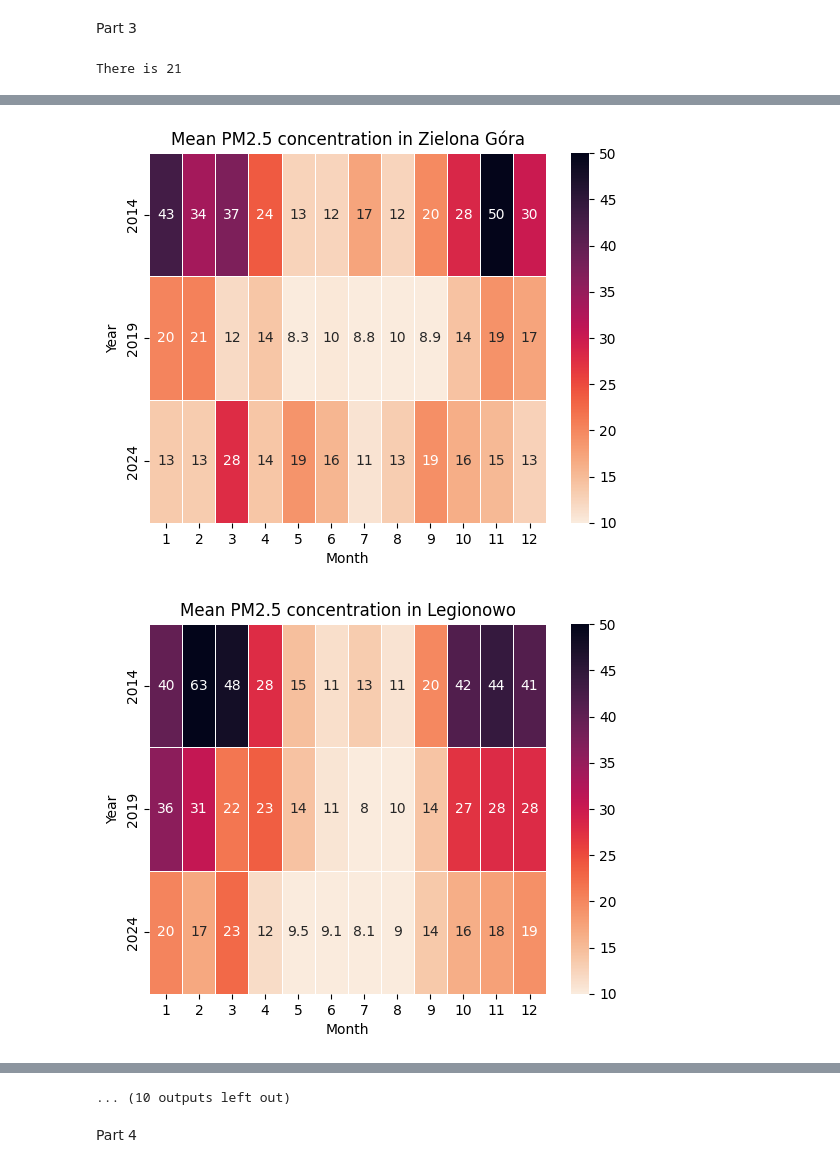
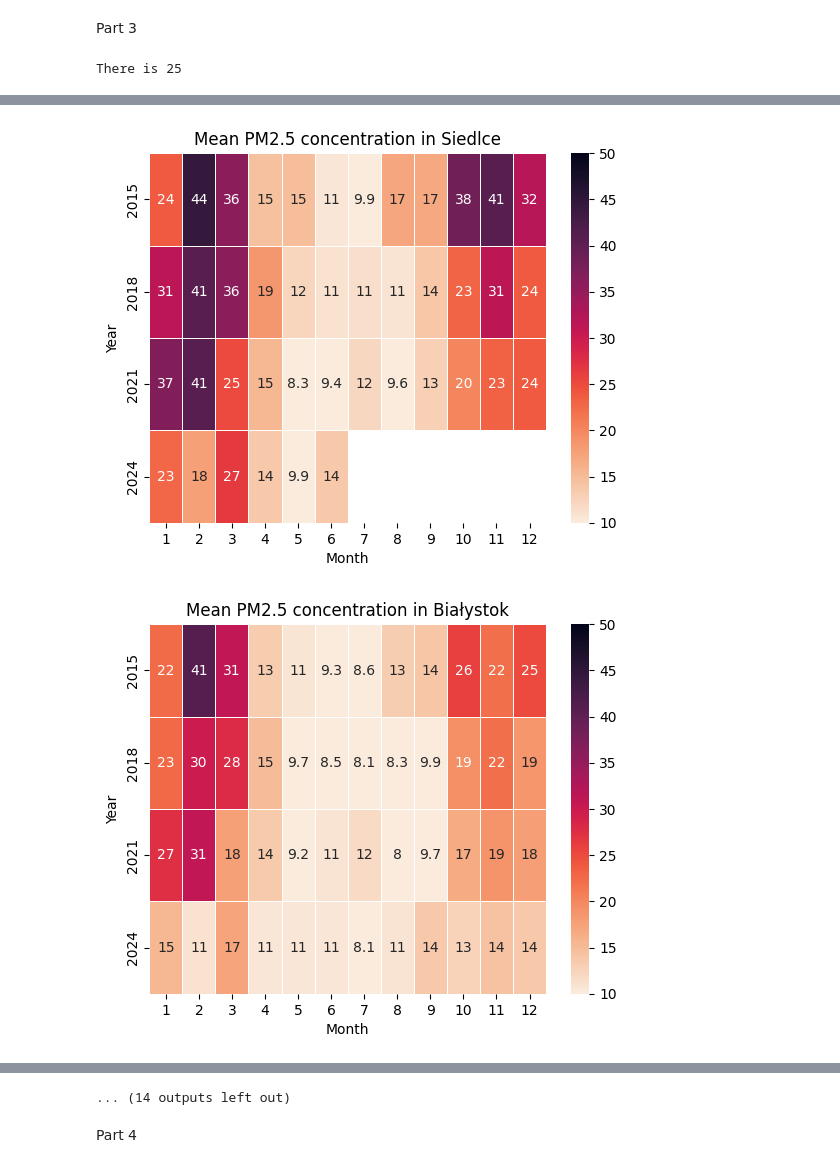
Before and after one commit to drawa-proj/fork_proj3_ztp, a Jupyter notebook: projekt_3_student.ipynb, the cells around one changed output, grey strips where cells are left out. Cells and saved outputs as stored; diff of their text form; code cells hidden in the pictures.

```diff
--- a/projekt_3_student.ipynb
+++ b/projekt_3_student.ipynb
@@ -437,3 +451,7 @@ Part  2
+# %%
+# load data
+file_name = "PM25_combined_2015_2018_2021_2024.csv"
+df = pd.read_csv(PATH_DATA / file_name, index_col=0, parse_dates=True)
 # %%
 # part with mean values
 time_to_month(df)
@@ -462,7 +480,7 @@ years_trend_cities(df, cities=cities, years=years)
 Part 3
 # %%
 cities = ['Warszawa', 'Katowice']
-years = [2014, 2019, 2024]
+years = [2015, 2018, 2021, 2024]
 years_heatmaps_cities(df, cities='all', years=years)
 # %% [output]
-There is 21
+There is 25
@@ -475,2 +493,2 @@ There is 21
-[figure, old version]
+[figure, new version]
-[figure, old version]
+[figure, new version]
@@ -480,4 +498,4 @@ There is 21
-... (10 outputs left out)
+... (14 outputs left out)
 # %% [markdown]
 Part 4
 # %%
```
Also changed, not shown: parts of 9 cells of this notebook, 3 other files.
